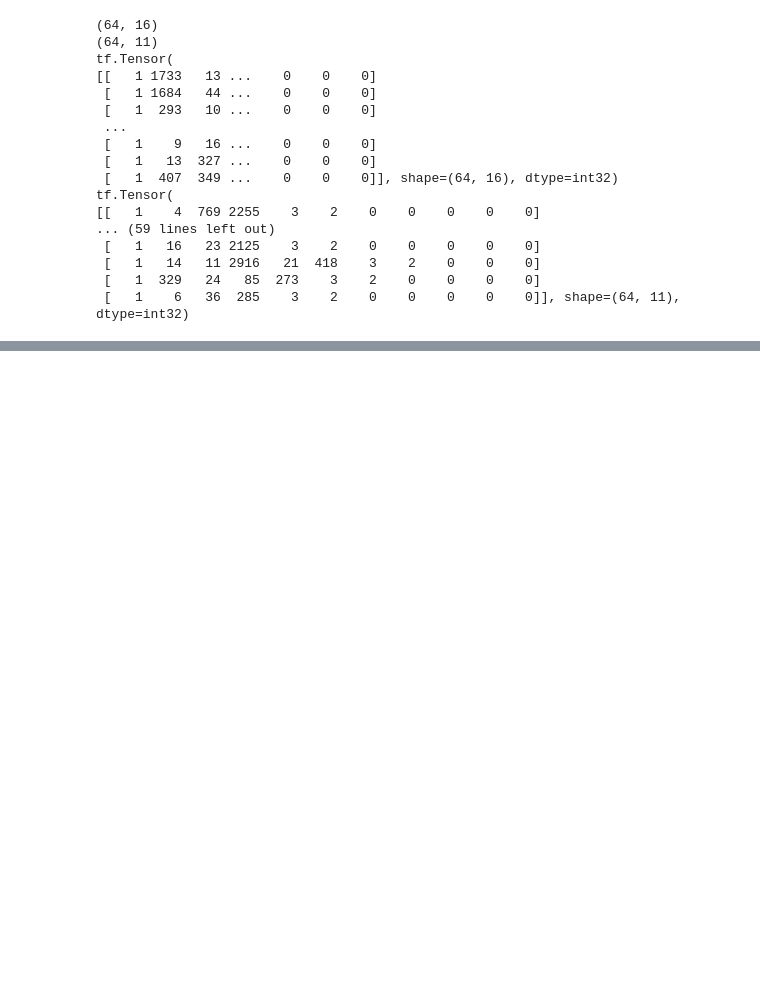
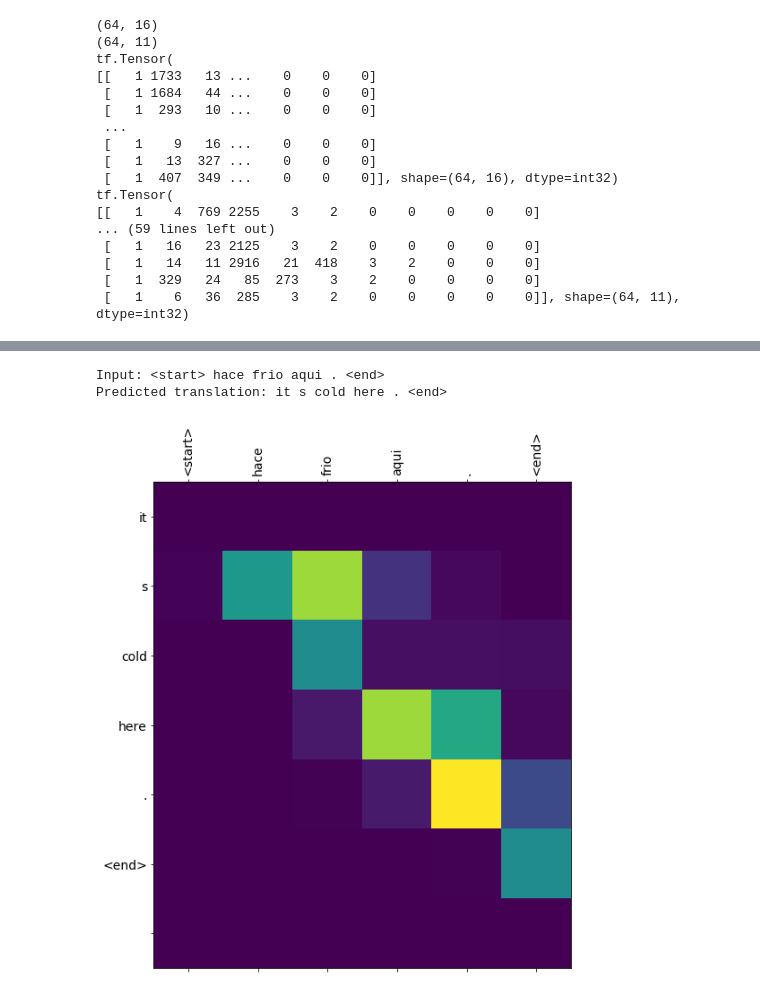
Before and after one commit to vvshyer/tensorflow2.0_learning, a Jupyter notebook: seq2seq_attention.ipynb, the cells around one changed output, grey strips where cells are left out. Cells and saved outputs as stored; diff of their text form; code cells hidden in the pictures; blank space fills up the shorter version.

```diff
--- a/seq2seq_attention.ipynb
+++ b/seq2seq_attention.ipynb
@@ -184,0 +314,15 @@ tf.Tensor(
+# %%
+# loss func
+optimizer = keras.optimizers.Adam()
+
+loss_object = keras.losses.SparseCategoricalCrossentropy(
+    from_logits=True, reduction = 'none')
+
+def loss_function(real, pred):
+    mask = tf.math.logical_not(tf.math.equal(real, 0))
+    loss_ = loss_object(real, pred)
+
+    mask = tf.cast(mask, dtype=loss_.dtype)
+    loss_ *= mask
+
+    return tf.reduce_mean(loss_)
@@ -184,0 +415,31 @@ tf.Tensor(
+# %%
+def plot_attention(attention_matrix, input_sentence, predicted_sentence):
+    fig = plt.figure(figsize = (10, 10))
+    ax = fig.add_subplot(1, 1, 1)
+    ax.matshow(attention_matrix, cmap='viridis')
+
+    font_dict = {'fontsize': 14}
+
+    ax.set_xticklabels([''] + input_sentence, fontdict = font_dict, rotation=90)
+
+    ax.set_yticklabels([''] + predicted_sentence, fontdict=font_dict, )
+
+    plt.show()
+
+def translate(input_sentence):
+    results, input_sentence, attention_matrix = evaluate(input_sentence)
+
+    print("Input: %s" % (input_sentence))
+    print("Predicted translation: %s" % (results))
+
+    attention_matrix = attention_matrix[:len(results.split(' ')),
+                                        :len(input_sentence.split(' '))]
+
+    plot_attention(attention_matrix, input_sentence.split(' '),
+                   results.split(' '))
+# %%
+translate(u'Hace frio aqui.')
+# %% [output]
+Input: <start> hace frio aqui . <end>
+Predicted translation: it s cold here . <end>
+[figure, added]
```
Also changed, not shown: parts of 8 cells of this notebook.
